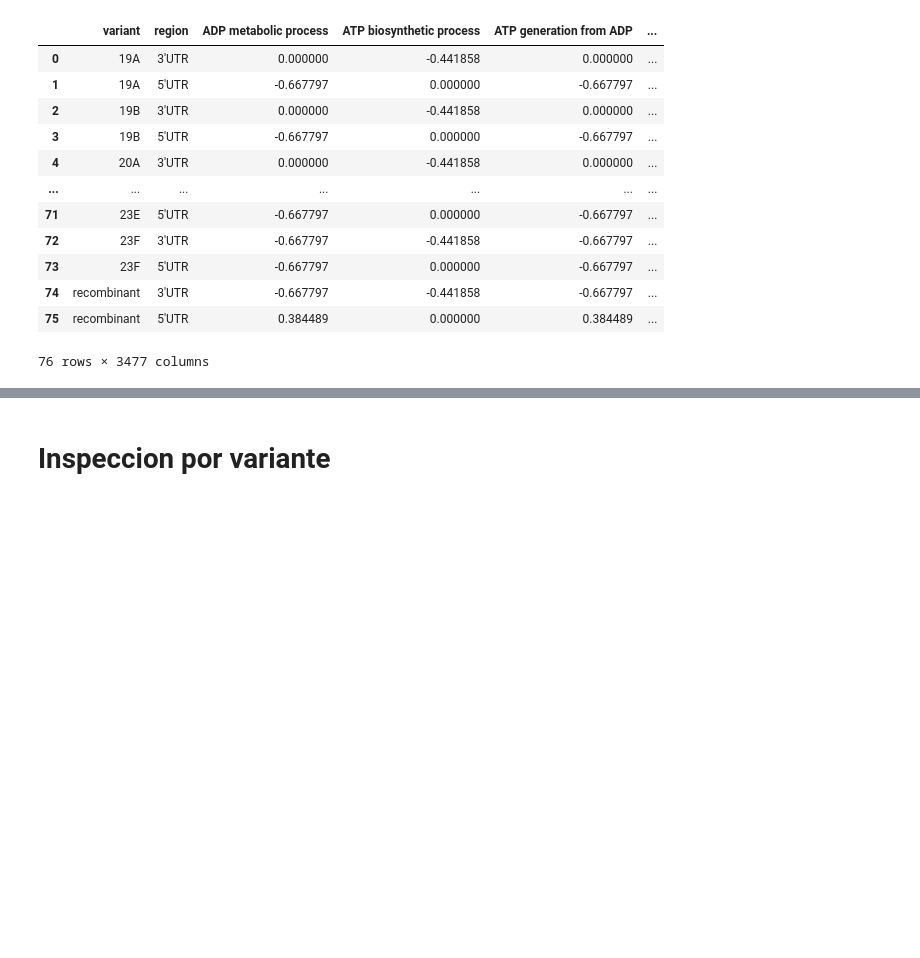
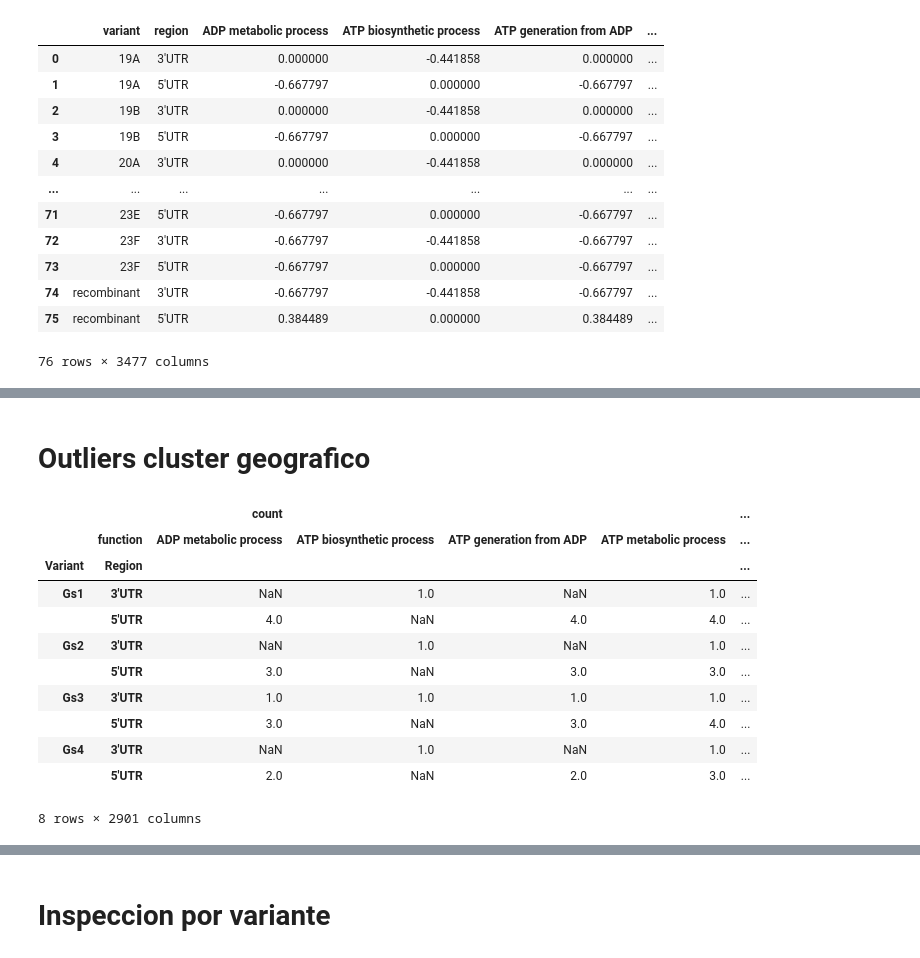
Before and after one commit to FerAmbriz/SelectionPatternsSARSCoV2, a Jupyter notebook: scr/15_inspect_pathway.ipynb, the cells around one changed output, grey strips where cells are left out. Cells and saved outputs as stored; diff of their text form; code cells hidden in the pictures; blank space fills up the shorter version.

```diff
--- a/scr/15_inspect_pathway.ipynb
+++ b/scr/15_inspect_pathway.ipynb
@@ -531,0 +549,18 @@ plt.show()
+# %% [markdown]
+# Outliers cluster geografico
+# %%
+df = df_db2[df_db2['Table']==str(['dfsp', 'i'])].pivot(index= ['Variant', 'Region'], columns=['function'], values=['count'])
+df
+# %% [output]
+|  |  | count |  |  |  | ... |
+|  | function | ADP metabolic process | ATP biosynthetic process | ATP generation from ADP | ATP metabolic process | ... |
+| Variant | Region |  |  |  |  | ... |
+| Gs1 | 3'UTR | NaN | 1.0 | NaN | 1.0 | ... |
+|  | 5'UTR | 4.0 | NaN | 4.0 | 4.0 | ... |
+| Gs2 | 3'UTR | NaN | 1.0 | NaN | 1.0 | ... |
+|  | 5'UTR | 3.0 | NaN | 3.0 | 3.0 | ... |
+| Gs3 | 3'UTR | 1.0 | 1.0 | 1.0 | 1.0 | ... |
+|  | 5'UTR | 3.0 | NaN | 3.0 | 4.0 | ... |
+| Gs4 | 3'UTR | NaN | 1.0 | NaN | 1.0 | ... |
+|  | 5'UTR | 2.0 | NaN | 2.0 | 3.0 | ... |
+8 rows × 2901 columns
```
Also changed, not shown: parts of 14 cells of this notebook, 1 other file.
